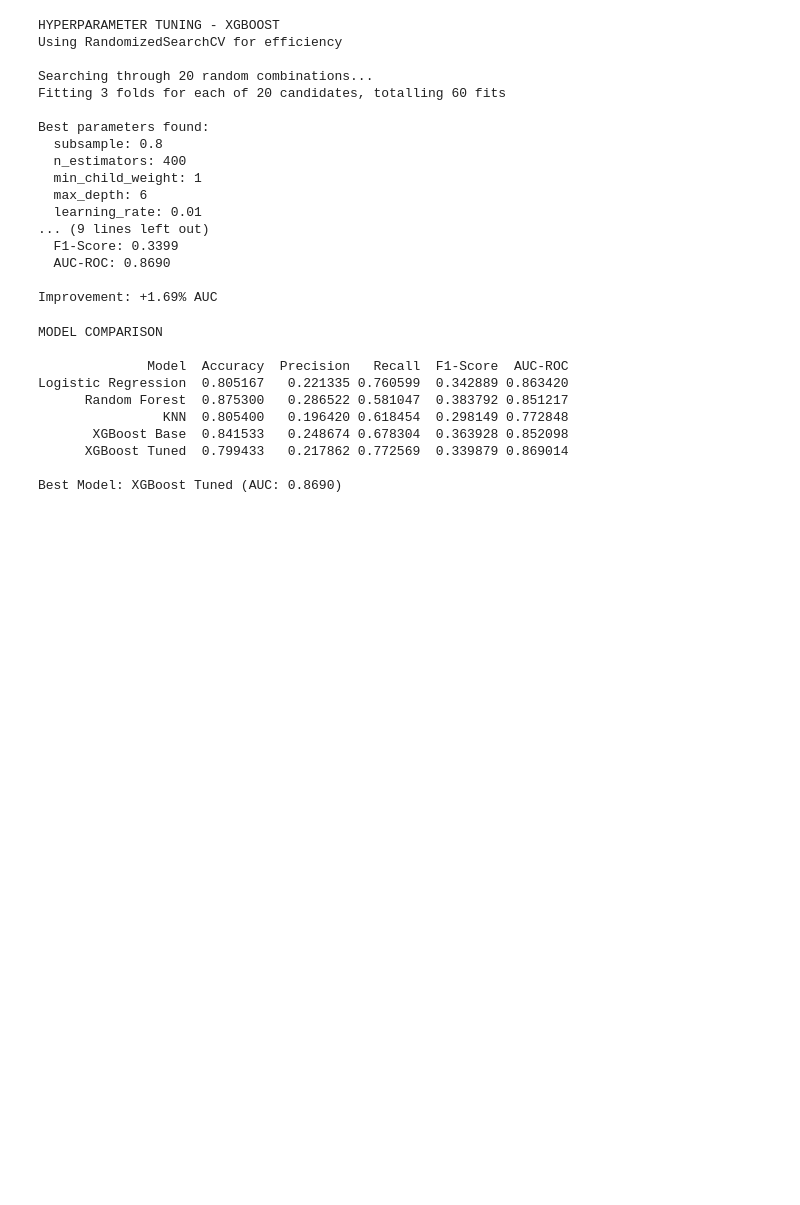
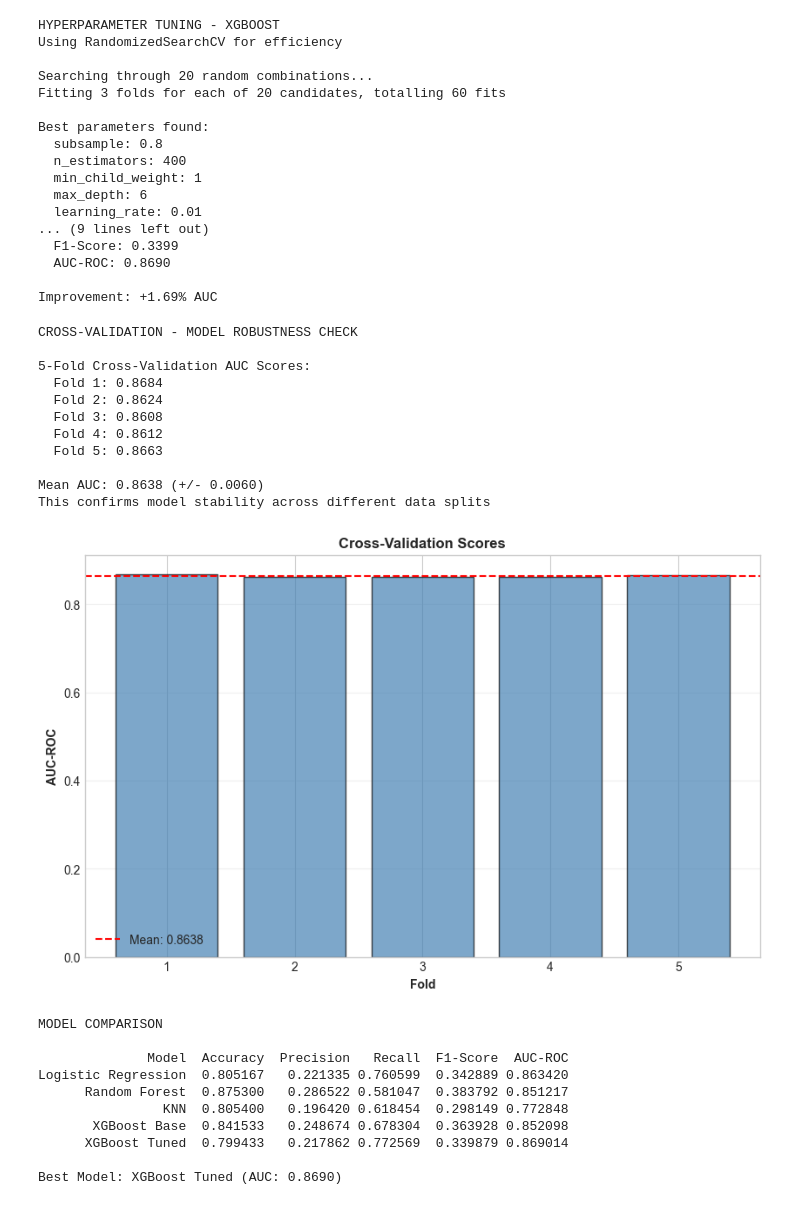
Before and after one commit to nisarvati/credit-scoring-pred, a Jupyter notebook: credit2.ipynb, the cells around one changed output. Drawn from its saved outputs; the diff is of its cells as text; code cells hidden in the pictures; blank space fills up the shorter version.

```diff
--- a/credit2.ipynb
+++ b/credit2.ipynb
@@ -1061,6 +1061,50 @@ Best parameters found:
   AUC-ROC: 0.8690
 
 Improvement: +1.69% AUC
+# %%
+# CELL: Add After Hyperparameter Tuning (Before Model Comparison)
+
+from sklearn.model_selection import cross_val_score, StratifiedKFold
+
+print("CROSS-VALIDATION - MODEL ROBUSTNESS CHECK")
+
+# 5-fold stratified CV
+cv = StratifiedKFold(n_splits=5, shuffle=True, random_state=RANDOM_SEED)
+
+# Cross-validate best model
+cv_scores = cross_val_score(xgb_tuned, X_train_scaled, y_train,
+                            cv=cv, scoring='roc_auc', n_jobs=-1)
+
+print(f"\n5-Fold Cross-Validation AUC Scores:")
+for i, score in enumerate(cv_scores, 1):
+    print(f"  Fold {i}: {score:.4f}")
+
+print(f"\nMean AUC: {cv_scores.mean():.4f} (+/- {cv_scores.std()*2:.4f})")
+print(f"This confirms model stability across different data splits")
+
+# Visualize
+plt.figure(figsize=(10, 6))
+plt.bar(range(1, 6), cv_scores, alpha=0.7, color='steelblue', edgecolor='black')
+plt.axhline(cv_scores.mean(), color='red', linestyle='--', label=f'Mean: {cv_scores.mean():.4f}')
+plt.xlabel('Fold', fontweight='bold')
+plt.ylabel('AUC-ROC', fontweight='bold')
+plt.title('Cross-Validation Scores', fontweight='bold')
+plt.legend()
+plt.grid(axis='y', alpha=0.3)
+plt.show()
+# %% [output]
+CROSS-VALIDATION - MODEL ROBUSTNESS CHECK
+
+5-Fold Cross-Validation AUC Scores:
+  Fold 1: 0.8684
+  Fold 2: 0.8624
+  Fold 3: 0.8608
+  Fold 4: 0.8612
+  Fold 5: 0.8663
+
+Mean AUC: 0.8638 (+/- 0.0060)
+This confirms model stability across different data splits
+[figure, added]
 # %%
 # CELL 19: Model Comparison
 
```
Also changed, not shown: parts of 4 cells of this notebook, 2 other files.
